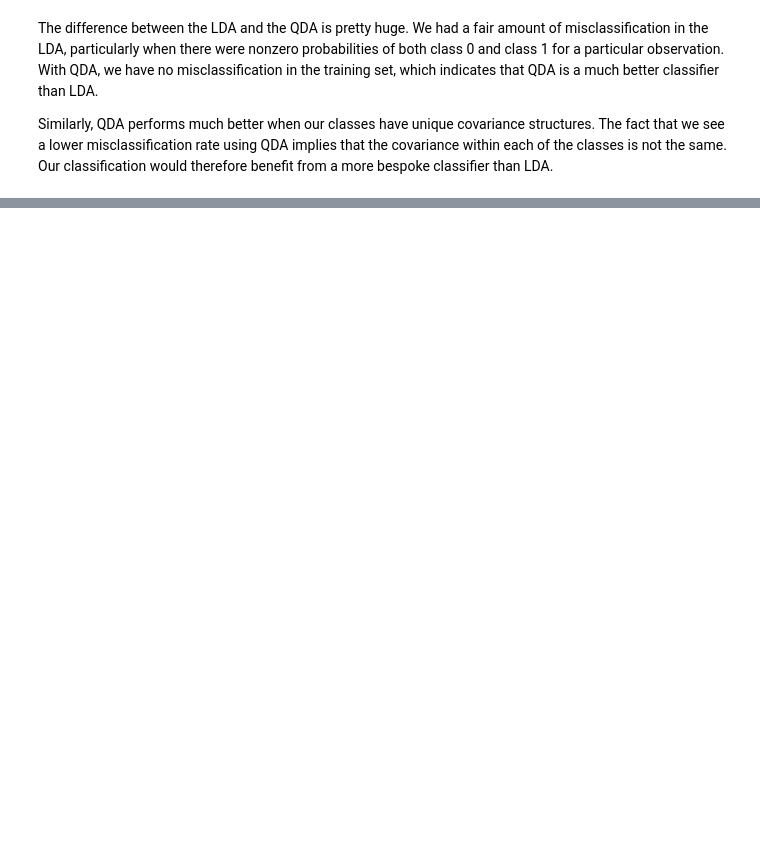
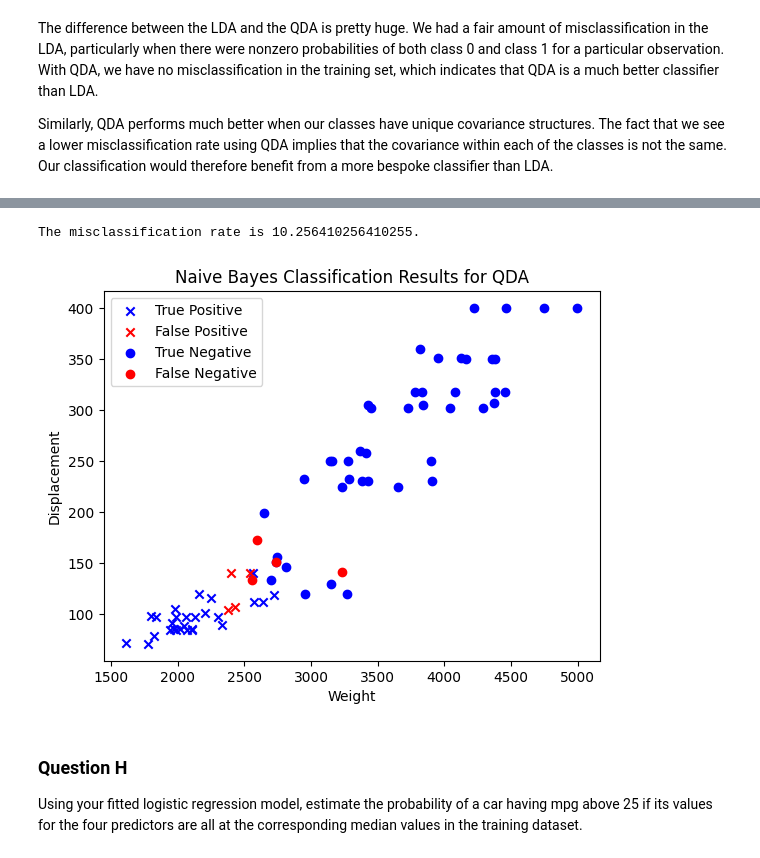
Before and after one commit to kennonstewart/stats_503, a Jupyter notebook: homework_4/homework_4.ipynb, the cells around one changed output, grey strips where cells are left out. Cells and saved outputs as stored; diff of their text form; code cells hidden in the pictures; blank space fills up the shorter version.

Commit message:
loading homework 4 question 7 part h

```diff
--- a/homework_4/homework_4.ipynb
+++ b/homework_4/homework_4.ipynb
@@ -297,0 +307,63 @@ Similarly, QDA performs much better when our classes have unique covariance stru
+# %%
+logistic_regression_model = LogisticRegression() # initialize the model
+logistic_regression_model.fit(X_train, y_train) # fit it with my training data
+prediction_probabilities_x_train = logistic_regression_model.predict(X_train) # generate prediction probabilities for the training predictors
+
+logistic_regression_results = X_train.copy()
+
+# assign training set class probabilites
+logistic_regression_results["predicted_class_label"] = prediction_probabilities_x_train
+
+# add the true class labels
+logistic_regression_results["true_class_label"] = y_train
+
+# calculate misclassification rate
+logistic_regression_results["misclassification"] = logistic_regression_results["predicted_class_label"] != logistic_regression_results["true_class_label"]
+misclassification_rate = logistic_regression_results["misclassification"].mean() * 100
+print(f"""The misclassification rate is {misclassification_rate}.""")
+# %% [output]
+The misclassification rate is 10.256410256410255.
+# %%
+fig, ax = plt.subplots()
+
+ax.scatter(
+    x = logistic_regression_results.loc[(logistic_regression_results["predicted_class_label"] == 1) & (logistic_regression_results["true_class_label"] == 1), "weight"],
+    y = logistic_regression_results.loc[(logistic_regression_results["predicted_class_label"] == 1) & (logistic_regression_results["true_class_label"] == 1), "displacement"],
+    color = "blue",
+    label = "True Positive",
+    marker = "x"
+)
+ax.scatter(
+    x = logistic_regression_results.loc[(logistic_regression_results["predicted_class_label"] == 1) & (logistic_regression_results["true_class_label"] == 0), "weight"],
+    y = logistic_regression_results.loc[(logistic_regression_results["predicted_class_label"] == 1) & (logistic_regression_results["true_class_label"] == 0), "displacement"],
+    color = "red",
+    label = "False Positive",
+    marker = "x"
+)
+ax.scatter(
+    x = logistic_regression_results.loc[(logistic_regression_results["predicted_class_label"] == 0) & (logistic_regression_results["true_class_label"] == 0), "weight"],
+    y = logistic_regression_results.loc[(logistic_regression_results["predicted_class_label"] == 0) & (logistic_regression_results["true_class_label"] == 0), "displacement"],
+    color = "blue",
+    label = "True Negative",
+    marker = "o"
+)
+ax.scatter(
+    x = logistic_regression_results.loc[(logistic_regression_results["predicted_class_label"] == 0) & (logistic_regression_results["true_class_label"] == 1), "weight"],
+    y = logistic_regression_results.loc[(logistic_regression_results["predicted_class_label"] == 0) & (logistic_regression_results["true_class_label"] == 1), "displacement"],
+    color = "red",
+    label = "False Negative",
+    marker = "o"
+)
+ax.set(
+    xlabel = "Weight",
+    ylabel = "Displacement",
+    title = "Naive Bayes Classification Results for QDA"
+)
+ax.legend()
+plt.show()
+# %% [output]
+[figure, added]
+# %% [markdown]
+### Question H
+
+Using your fitted logistic regression model, estimate the probability of a car having mpg above 25 if its values for the four predictors are all at the corresponding median values in the training dataset.
```
Also changed, not shown: parts of 6 cells of this notebook.
